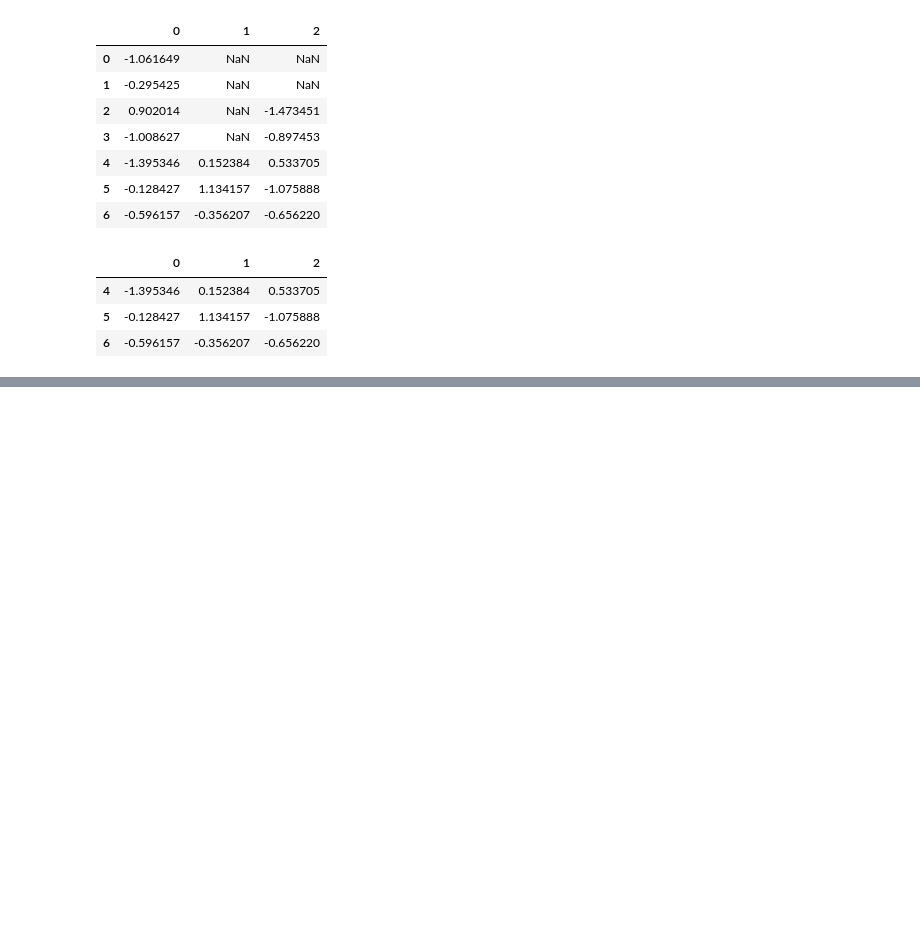
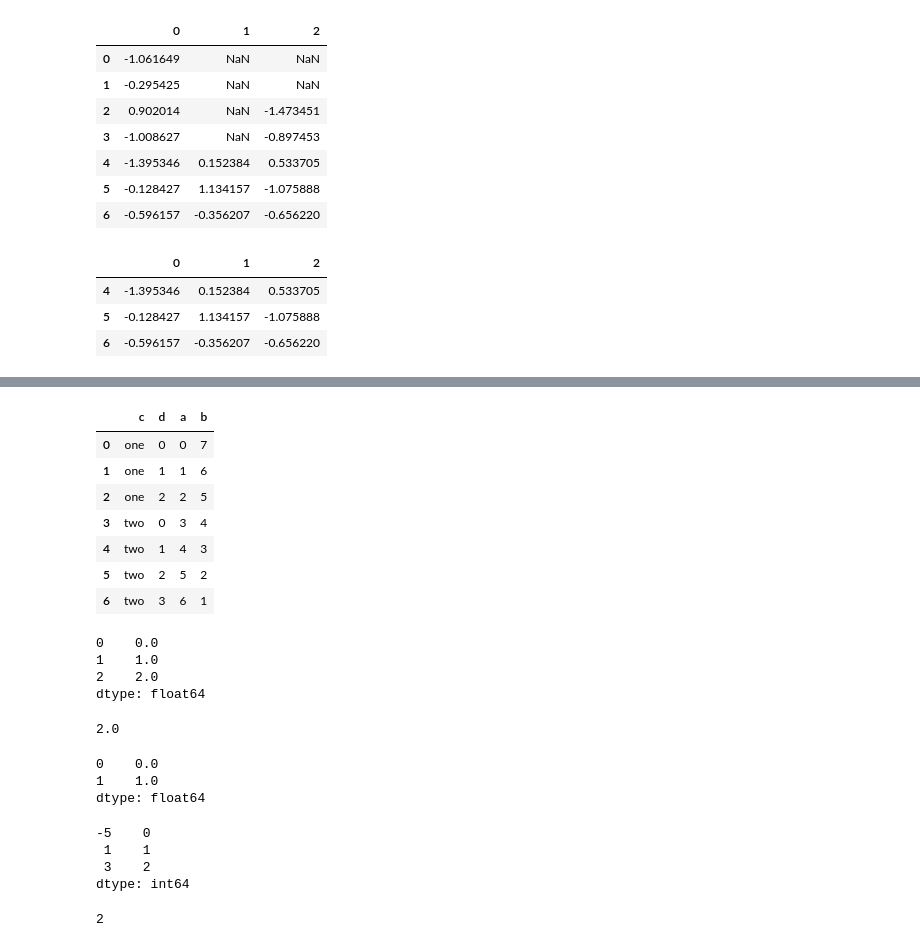
Before and after one commit to 10-m/langs, a Jupyter notebook: python/books/python_for_data_analysis/chapter5_Pandas.ipynb, the cells around one changed output, grey strips where cells are left out. Saved outputs shown, nothing was run; the diff lists cells and outputs as text; code cells hidden in the pictures; blank space fills up the shorter version.

```diff
--- a/python/books/python_for_data_analysis/chapter5_Pandas.ipynb
+++ b/python/books/python_for_data_analysis/chapter5_Pandas.ipynb
@@ -1291,0 +1570,42 @@ df.dropna(thresh=3)
+# %%
+frame2.reset_index()
+# %% [output]
+|  | c | d | a | b |
+| 0 | one | 0 | 0 | 7 |
+| 1 | one | 1 | 1 | 6 |
+| 2 | one | 2 | 2 | 5 |
+| 3 | two | 0 | 3 | 4 |
+| 4 | two | 1 | 4 | 3 |
+| 5 | two | 2 | 5 | 2 |
+| 6 | two | 3 | 6 | 1 |
+# %%
+ser = Series(np.arange(3.))
+ser
+# %% [output]
+0    0.0
+1    1.0
+2    2.0
+dtype: float64
+# %%
+ser2 = Series(np.arange(3.), index=['a', 'b', 'c'])
+ser2[-1]
+# %% [output]
+2.0
+# %%
+ser.loc[:1]
+# %% [output]
+0    0.0
+1    1.0
+dtype: float64
+# %%
+ser3 = Series(range(3), index=[-5, 1, 3])
+ser3
+# %% [output]
+-5    0
+ 1    1
+ 3    2
+dtype: int64
+# %%
+ser3.iat[2]
+# %% [output]
+2
```
Also changed, not shown: parts of 29 cells of this notebook, 34 other files.
